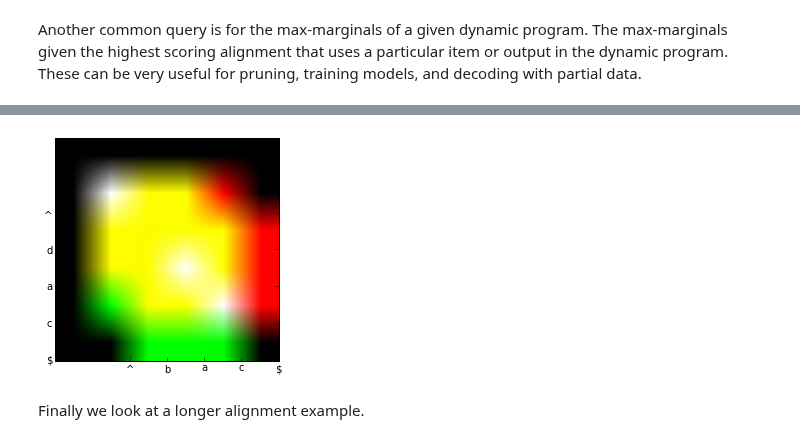
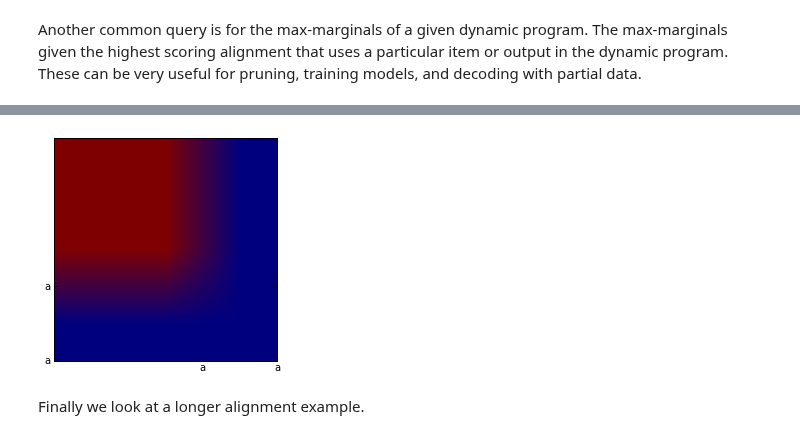
Before and after one commit to srush/PyDecode, a Jupyter notebook: notebooks/EditDistance.ipynb, the cells around one changed output, grey strips where cells are left out. Saved outputs shown, nothing was run; the diff lists cells and outputs as text; code cells hidden in the pictures.

```diff
--- a/notebooks/EditDistance.ipynb
+++ b/notebooks/EditDistance.ipynb
@@ -87,0 +36,7 @@ The key part of the function is the call to ``set``.
+# %%
+def grid(m, n, o=None):
+    if o is None:
+        return np.arange(m * n).reshape((m, n))
+    else:
+        return np.arange(m * n * o).reshape((m, n, o))
+grid(5,5)
@@ -88 +95,3 @@ The key part of the function is the call to ``set``.
+# %%
+graph = edit_distance(3, 3)
 # %% [markdown]
@@ -106,11 +122,15 @@ can only be applied when we have a direct match.
 # %%
-def make_scores(strings, outputs):
-    output_scores = np.zeros(outputs.shape)
-    for i, s in enumerate(strings[0], 1):
-        for j, t in enumerate(strings[1], 1):
-            output_scores[i, j, kMatch] = 1.0 if s == t else -1e8
-    return output_scores
-output_scores = make_scores(strings, dp.outputs)
+def make_scores(string1, string2):
+    m, n = len(string1), len(string2)
+    scores = np.zeros((m, n, 3))
+    for i, s in enumerate(string1):
+        for j, t in enumerate(string2):
+            scores[i, j, kMatch] = 1.0 if s == t \
+                                       else -1e8
+    return scores
+string1, string2 = "aab", "aac"
+scores = make_scores(string1, string2)
+weights = pydecode.transform(graph, scores)
 # %% [markdown]
 Finding the best alignment is simply a matter of calling the argmax function.
 This retuns the best outputs under our scoring function. We can then
@@ -154,0 +176,8 @@ array([  3.00000000e+00,   2.00000000e+00,  -9.99999980e+07])
+# %%
+
+edge_max_marginals = pydecode.marginals(graph, weights)
+
+label_max_marginals = pydecode.inverse_transform(graph, edge_max_marginals,
+                                                 size=3*3*3)
+
+label_max_marginals = label_max_marginals.reshape(3,3,3)
@@ -155,10 +189,10 @@ array([  3.00000000e+00,   2.00000000e+00,  -9.99999980e+07])
 # %%
-plt.imshow(output_marg[:,:])
-plt.yticks(np.arange(1.5, len(strings[0])+1, 1), strings[0])
-plt.xticks(np.arange(1.5, len(strings[1])+1, 1), strings[1])
+plt.imshow(label_max_marginals[:,:, kMatch])
+plt.yticks(np.arange(1.5, len(string1)), string1)
+plt.xticks(np.arange(1.5, len(string2)), string2)
 None
 # %% [output]
-[figure, old version]
+[figure, new version]
 # %% [markdown]
 Finally we look at a longer alignment example.
 # %%
```
Also changed, not shown: parts of 28 cells of this notebook, 19 other files.
